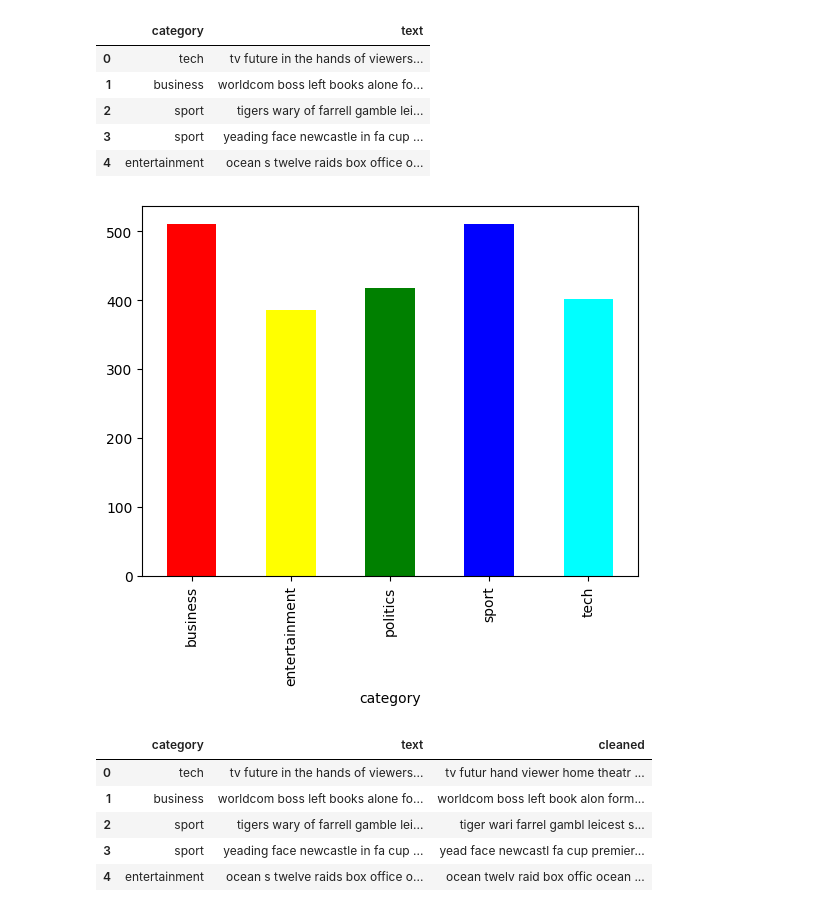
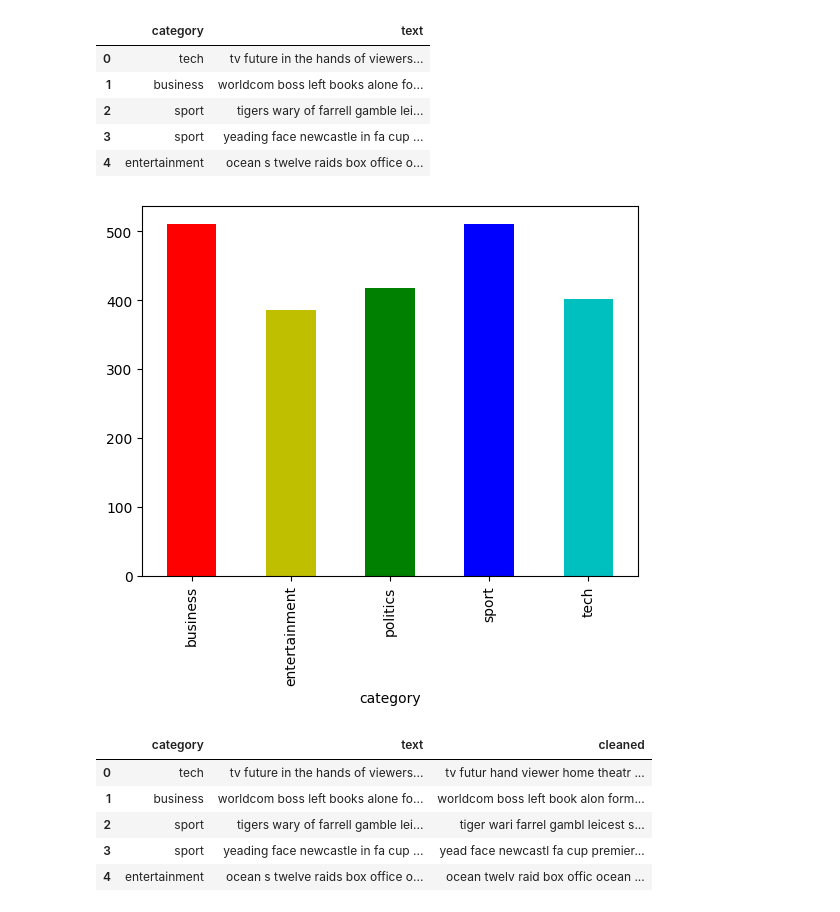
Before and after one commit to wahyudesu/TM-W12, a Jupyter notebook: Praktikum W12.ipynb, the cells around one changed output. Saved outputs shown, nothing was run; the diff lists cells and outputs as text; code cells hidden in the pictures.

```diff
--- a/Praktikum W12.ipynb
+++ b/Praktikum W12.ipynb
@@ -27,10 +28,10 @@ dataset.head()
 | 3 | sport | yeading face newcastle in fa cup ... |
 | 4 | entertainment | ocean s twelve raids box office o... |
 # %%
-dataset.groupby('category').text.count().plot.bar(ylim=0, color=['red', 'yellow', 'green', 'blue', 'cyan'])
+dataset.groupby('category').text.count().plot.bar(ylim=0, color=['r', 'y', 'g', 'b', 'c'])
 plt.show()
 # %% [output]
-[figure, old version]
+[figure, new version]
 # %%
 stemmer = PorterStemmer()
 words = stopwords.words("english")
```
Also changed, not shown: parts of 4 cells of this notebook.
